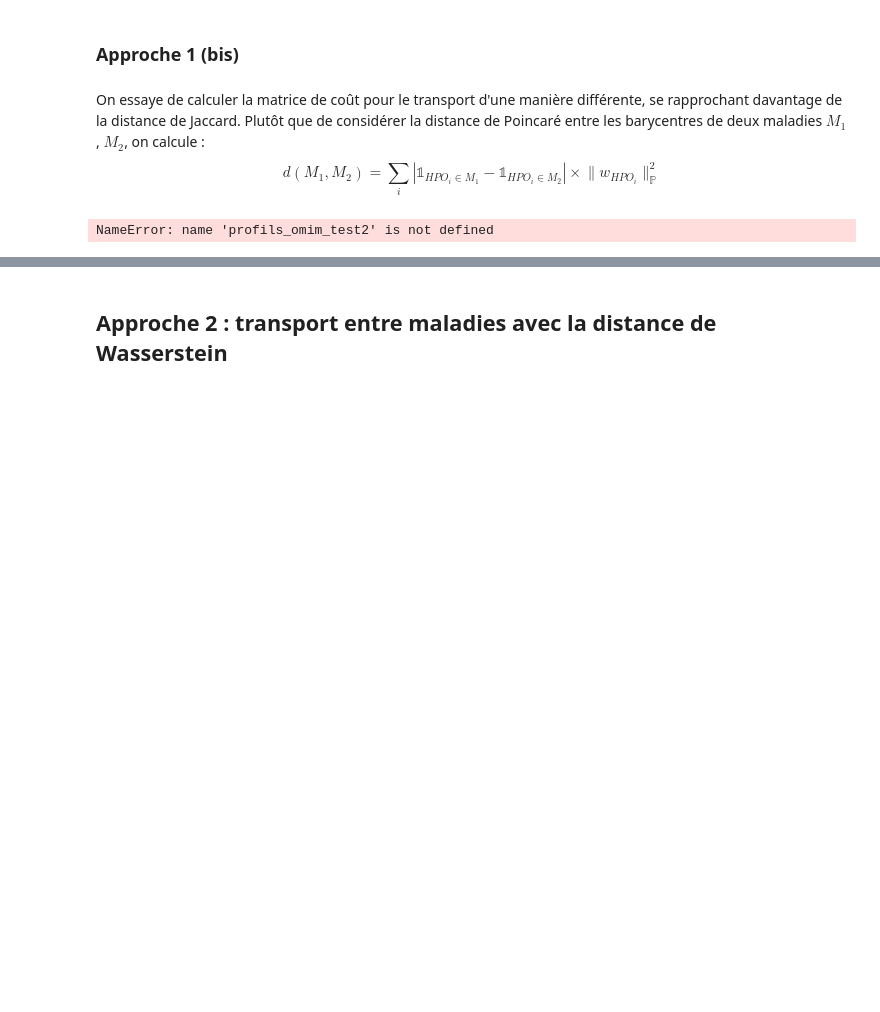
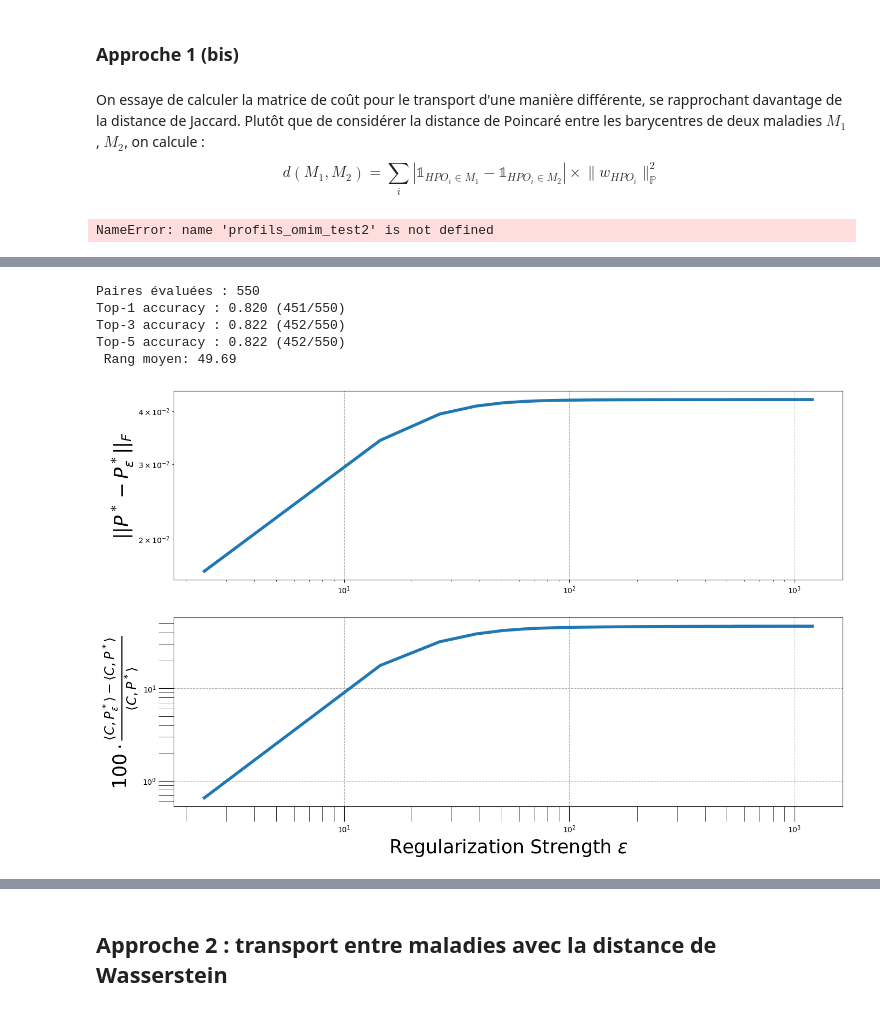
Before and after one commit to averniere/OT_simulation_maladies, a Jupyter notebook: Embeddings/test.ipynb, the cells around one changed output, grey strips where cells are left out. Saved outputs shown, nothing was run; the diff lists cells and outputs as text; code cells hidden in the pictures; blank space fills up the shorter version.

Commit message:
de meilleurs résultats avec une pseudo dist de hamming

```diff
--- a/Embeddings/test.ipynb
+++ b/Embeddings/test.ipynb
@@ -1216,7 +1205,7 @@ ranks, pairs = evaluate_transport(optimal_plan_sinkhorn, gt_set, costs_test)
 epsilon_prime = grid[5]
 epsilon = epsilon_prime * np.mean(costs_test)
 print(epsilon_prime, epsilon)
-optimal_plan_sinkhorn_croissant, optimal_cost_sinkhorn_croissant = compute_transport_sinkhorn(costs_test, None, None, epsilon, 10000, 1e-4, True)
+optimal_plan_sinkhorn_croissant, optimal_cost_sinkhorn_croissant = compute_transport_sinkhorn(costs_test, None, None, epsilon, 10000, 1e-4, False)
 ranks_reg, pairs_reg = evaluate_transport(optimal_plan_sinkhorn_croissant, gt_set, costs_test)
 # %% [output]
 0.26202020202020204 0.7402940650101876
@@ -1244,7 +1222,7 @@ optimal_plan_sinkhorn_weights, optimal_cost_sinkhorn_weights = compute_transport
 
 for epsilon_prime in grid:
   epsilon = epsilon_prime * np.mean(costs_test)
-  optimal_plan_sinkhorn_croissant, optimal_cost_sinkhorn_croissant = compute_transport_sinkhorn(costs_test_weights, None, None, epsilon, 10000, 1e-4, True)
+  optimal_plan_sinkhorn_croissant, optimal_cost_sinkhorn_croissant = compute_transport_sinkhorn(costs_test_weights, None, None, epsilon, 10000, 1e-4, False)
 
   assert optimal_cost_sinkhorn_croissant != np.nan, (
       "Optimal cost is nan due to numerical instabilities."
@@ -1286,10 +1247,14 @@ entropic transport cost: 5.910295166994684
 [figure]
 # %%
+# Transport avec les barycentres pondérés
+print("======= Sans régularisation =======")
 ranks_w, pairs_w = evaluate_transport(optimal_plan_sinkhorn_weights, gt_set, costs_test_weights)
 
+print("")
+print("======= Avec régularisation =======")
 epsilon_prime = grid[5]
 epsilon = epsilon_prime * np.mean(costs_test_weights)
 print(epsilon_prime, epsilon)
-optimal_plan_sinkhorn_croissant, optimal_cost_sinkhorn_croissant = compute_transport_sinkhorn(costs_test_weights, None, None, epsilon, 10000, 1e-4, True)
+optimal_plan_sinkhorn_croissant, optimal_cost_sinkhorn_croissant = compute_transport_sinkhorn(costs_test_weights, None, None, epsilon, 10000, 1e-4, False)
 ranks_reg_w, pairs_reg_w = evaluate_transport(optimal_plan_sinkhorn_croissant, gt_set, costs_test_weights)
 # %% [output]
@@ -1351,6 +1314,7 @@ for _, row in correspondence_exacte.iterrows():
 
 df_gt_set = set(ground_truth)
 # %%
+print("======== Sans régularisation ========")
 C = compute_cost_matrix(df_omim, df_orpha)
 df_ot_plan, df_ot_cost = compute_transport(C, a=None, b=None)
 ranks, pairs = evaluate_transport(df_ot_plan, df_gt_set, C)
@@ -1359,11 +1323,12 @@ C_weigths = compute_cost_matrix(df_omim_weights, df_orpha_weights)
 df_ot_plan_w, df_ot_cost_w = compute_transport(C_weigths, a=None, b=None)
 ranks_w, pairs_w = evaluate_transport(df_ot_plan_w, df_gt_set, C_weigths)
 
-epsilon = 0.01*np.mean(C)
+print("======== Avec régularisation ========")
+epsilon = 0.1*np.mean(C)
 df_ot_plan_reg, df_or_cost_reg = compute_transport_sinkhorn(C, None, None, epsilon, 10000, 1e-4, False)
 ranks_r, pairs_r = evaluate_transport(df_ot_plan_reg, df_gt_set, C)
 
-epsilon_w = 0.01*np.mean(C_weigths)
+epsilon_w = 0.1*np.mean(C_weigths)
 df_ot_plan_reg_w, df_ot_cost_reg_w = compute_transport_sinkhorn(C_weigths, None, None, epsilon_w, 10000, 1e-4, False)
 ranks_rw, pairs_rw = evaluate_transport(df_ot_plan_reg_w, df_gt_set, C_weigths)
 # %% [output]
@@ -1430,0 +1428,40 @@ C_jacc = compute_cost_matrix_pseudo_jacc(df_omim, df_orpha, node2id_w)
+# %%
+# Transport sans régularisation
+jacc_ot_plan, jacc_ot_cost = compute_transport(C_jacc, a=None, b=None)
+ranks, pairs = evaluate_transport(jacc_ot_plan, df_gt_set, C_jacc)
+
+# Transport avec régularisation
+plan_diff = []
+distance_diff = []
+grid = np.linspace(0.01, 5, 100)
+
+for epsilon_prime in grid:
+  epsilon = epsilon_prime * np.mean(C_jacc)
+  optimal_plan_sinkhorn_croissant, optimal_cost_sinkhorn_croissant = compute_transport_sinkhorn(C_jacc, None, None, epsilon, 10000, 1e-4, False)
+
+  assert optimal_cost_sinkhorn_croissant != np.nan, (
+      "Optimal cost is nan due to numerical instabilities."
+  )
+  p = norm(optimal_plan_sinkhorn_croissant - jacc_ot_plan)
+  plan_diff.append(p)
+  dist = 100 * (optimal_cost_sinkhorn_croissant - jacc_ot_cost)/jacc_ot_cost
+  distance_diff.append(dist)
+
+
+fig, ax = plt.subplots(2, 1, figsize=(16, 5*2))
+reg_strengths = np.mean(C_jacc) * grid
+plot_consistency(
+    ax,
+    reg_strengths,
+    plan_diff,
+    distance_diff
+)
+
+plt.show()
+# %% [output]
+Paires évaluées : 550
+Top-1 accuracy : 0.820 (451/550)
+Top-3 accuracy : 0.822 (452/550)
+Top-5 accuracy : 0.822 (452/550)
+ Rang moyen: 49.69
+[figure, added]
```
Also changed, not shown: parts of 16 cells of this notebook.
